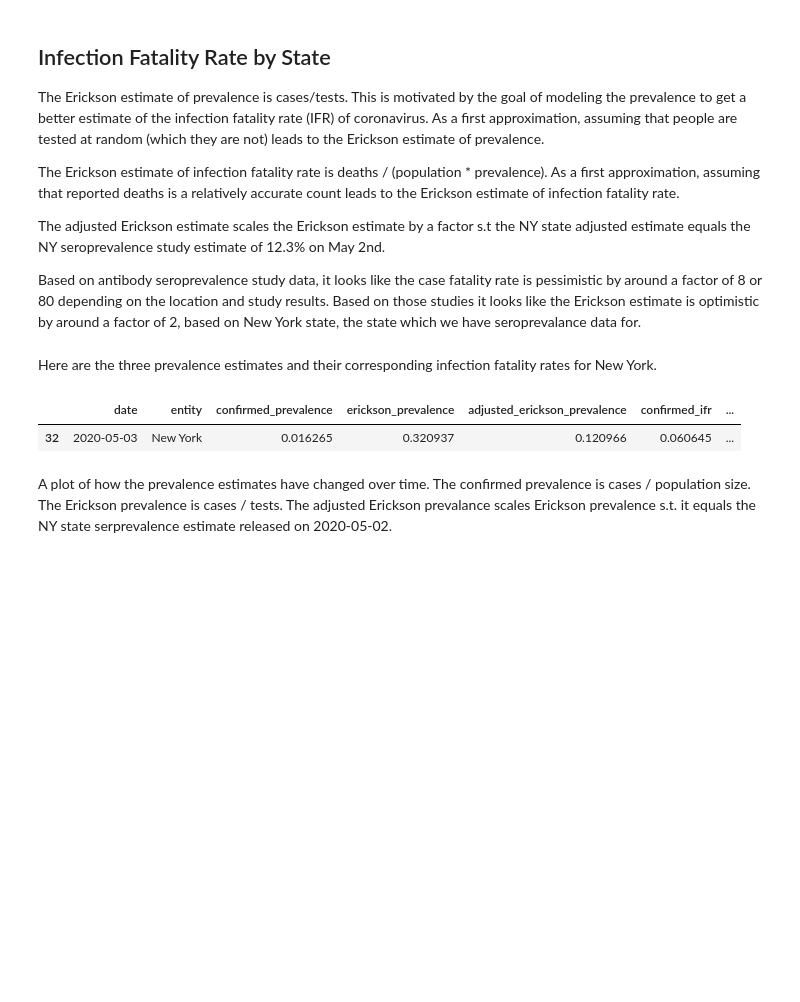
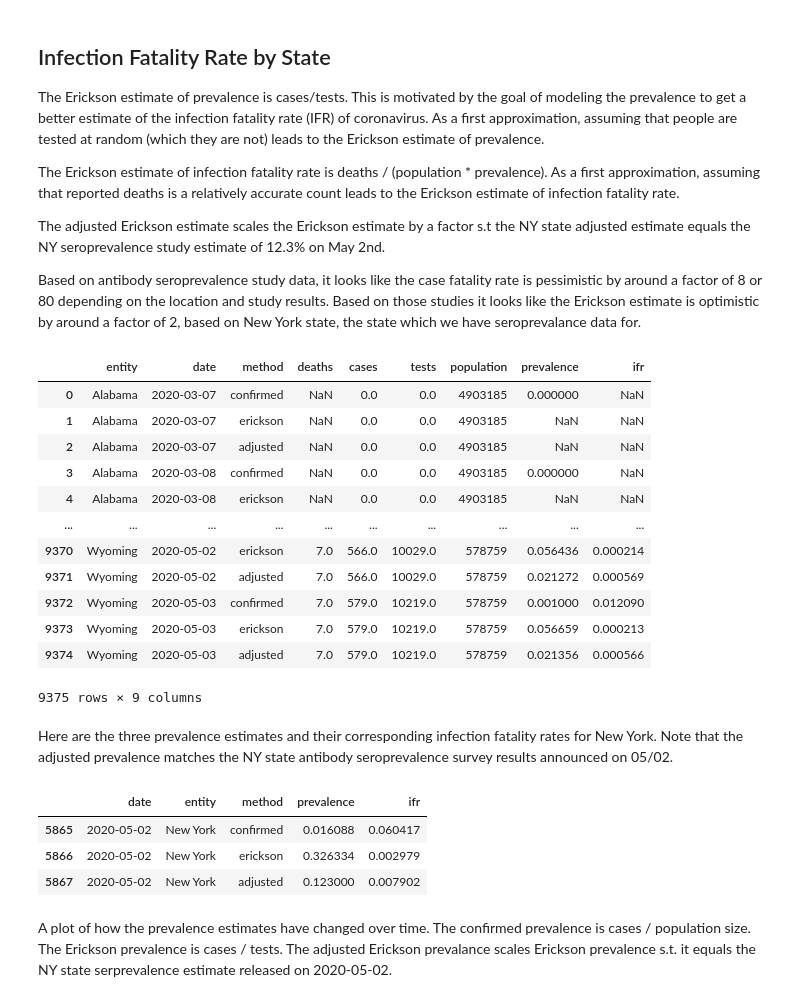
Before and after one commit to todddeluca/coronavirus, a Jupyter notebook: coronavirus_erickson.ipynb, the cells around one changed output. Cells and saved outputs as stored; diff of their text form; code cells hidden in the pictures; blank space fills up the shorter version.

```diff
--- a/coronavirus_erickson.ipynb
+++ b/coronavirus_erickson.ipynb
@@ -257,20 +259,32 @@ The adjusted Erickson estimate scales the Erickson estimate by a factor s.t the
 Based on antibody seroprevalence study data, it looks like the case fatality rate is pessimistic by around a factor of 8 or 80 depending on the location and study results. Based on those studies it looks like the Erickson estimate is optimistic by around a factor of 2, based on New York state, the state which we have seroprevalance data for.
 # %%
 df = states_df
-df = add_erickson_estimates(df)
+df = get_prevalence_for_methods(df)
+df
+# %% [output]
+|  | entity | date | method | deaths | cases | tests | population | prevalence | ifr |
+| 0 | Alabama | 2020-03-07 | confirmed | NaN | 0.0 | 0.0 | 4903185 | 0.000000 | NaN |
+| 1 | Alabama | 2020-03-07 | erickson | NaN | 0.0 | 0.0 | 4903185 | NaN | NaN |
+| 2 | Alabama | 2020-03-07 | adjusted | NaN | 0.0 | 0.0 | 4903185 | NaN | NaN |
+| 3 | Alabama | 2020-03-08 | confirmed | NaN | 0.0 | 0.0 | 4903185 | 0.000000 | NaN |
+| 4 | Alabama | 2020-03-08 | erickson | NaN | 0.0 | 0.0 | 4903185 | NaN | NaN |
+| ... | ... | ... | ... | ... | ... | ... | ... | ... | ... |
+| 9370 | Wyoming | 2020-05-02 | erickson | 7.0 | 566.0 | 10029.0 | 578759 | 0.056436 | 0.000214 |
+| 9371 | Wyoming | 2020-05-02 | adjusted | 7.0 | 566.0 | 10029.0 | 578759 | 0.021272 | 0.000569 |
+| 9372 | Wyoming | 2020-05-03 | confirmed | 7.0 | 579.0 | 10219.0 | 578759 | 0.001000 | 0.012090 |
+| 9373 | Wyoming | 2020-05-03 | erickson | 7.0 | 579.0 | 10219.0 | 578759 | 0.056659 | 0.000213 |
+| 9374 | Wyoming | 2020-05-03 | adjusted | 7.0 | 579.0 | 10219.0 | 578759 | 0.021356 | 0.000566 |
+9375 rows × 9 columns
 # %% [markdown]
-Here are the three prevalence estimates and their corresponding infection fatality rates for New York.
+Here are the three prevalence estimates and their corresponding infection fatality rates for New York. Note that the adjusted prevalence matches the NY state antibody seroprevalence survey results announced on 05/02.
-# %%
-df.groupby('entity').last().reset_index().loc[
-    lambda d: d['entity'] == 'New York',
-    [
-        'date', 'entity', 'confirmed_prevalence', 'erickson_prevalence', 'adjusted_erickson_prevalence',
-        'confirmed_ifr', 'erickson_ifr', 'adjusted_erickson_ifr'
-    ]
-]
-# %% [output]
-|  | date | entity | confirmed_prevalence | erickson_prevalence | adjusted_erickson_prevalence | confirmed_ifr | ... |
-| 32 | 2020-05-03 | New York | 0.016265 | 0.320937 | 0.120966 | 0.060645 | ... |
+# %%
+df.loc[(dg['entity'] == 'New York') & (dg['date'] == to_datetime('2020-05-02')),
+       ['date', 'entity', 'method', 'prevalence', 'ifr']]
+# %% [output]
+|  | date | entity | method | prevalence | ifr |
+| 5865 | 2020-05-02 | New York | confirmed | 0.016088 | 0.060417 |
+| 5866 | 2020-05-02 | New York | erickson | 0.326334 | 0.002979 |
+| 5867 | 2020-05-02 | New York | adjusted | 0.123000 | 0.007902 |
 # %% [markdown]
 A plot of how the prevalence estimates have changed over time. The confirmed prevalence is cases / population size. The Erickson prevalence is cases / tests. The adjusted Erickson prevalance scales Erickson prevalence s.t. it equals the NY state serprevalence estimate released on 2020-05-02.
 # %%
```
Also changed, not shown: parts of 9 cells of this notebook, 4 other files.
